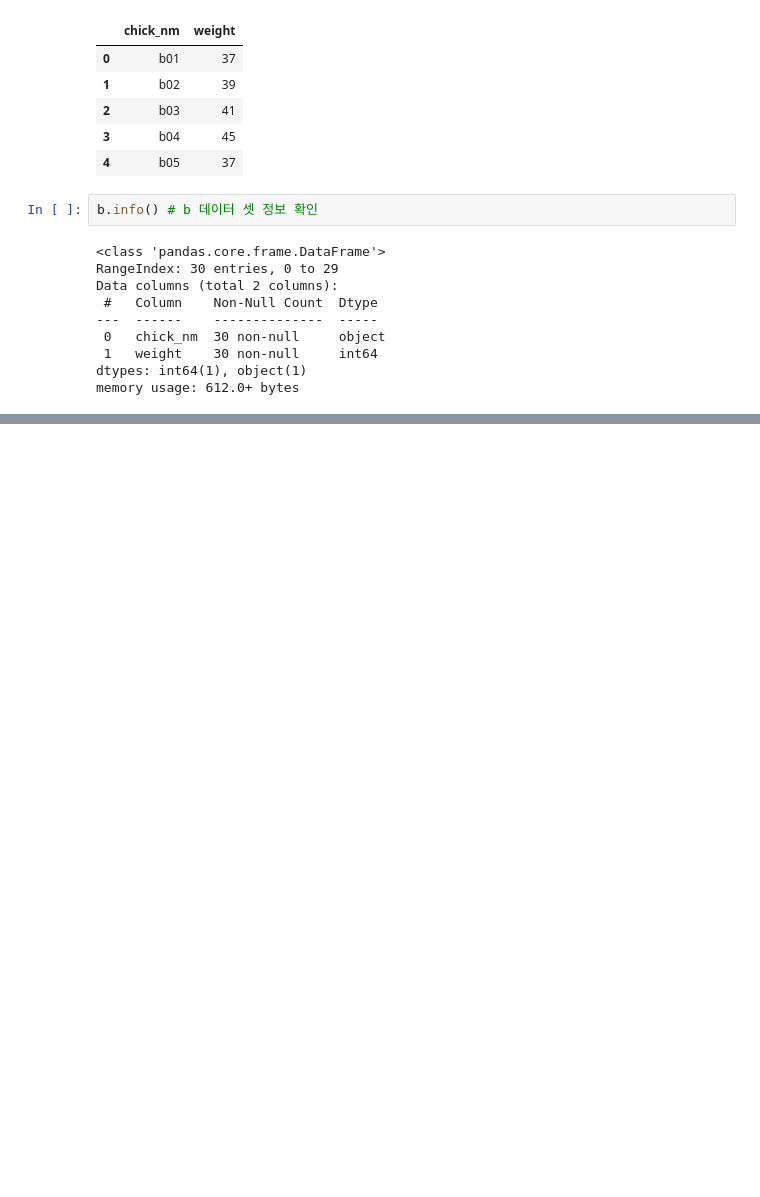
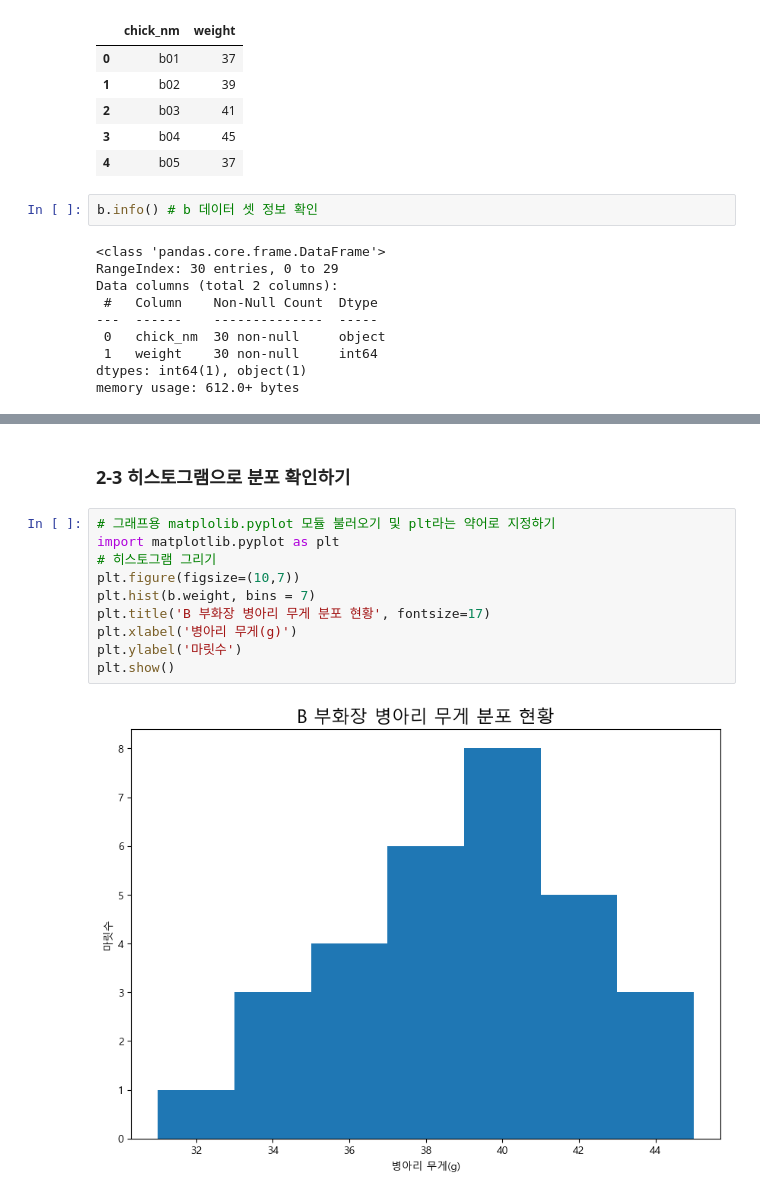
Before and after one commit to kusool72/python, a Jupyter notebook: 현장에서 바로 써먹는 데이터분석.ipynb, the cells around one changed output, grey strips where cells are left out. Cells and saved outputs as stored; diff of their text form; blank space fills up the shorter version.

```diff
--- a/현장에서 바로 써먹는 데이터분석.ipynb
+++ b/현장에서 바로 써먹는 데이터분석.ipynb
@@ -186,0 +225,14 @@ memory usage: 612.0+ bytes
+# %% [markdown]
+### 2-3 히스토그램으로 분포 확인하기
+# %%
+# 그래프용 matplolib.pyplot 모듈 불러오기 및 plt라는 약어로 지정하기
+import matplotlib.pyplot as plt
+# 히스토그램 그리기
+plt.figure(figsize=(10,7))
+plt.hist(b.weight, bins = 7)
+plt.title('B 부화장 병아리 무게 분포 현황', fontsize=17)
+plt.xlabel('병아리 무게(g)')
+plt.ylabel('마릿수')
+plt.show()
+# %% [output]
+[figure, added]
```
Also changed, not shown: parts of 98 cells of this notebook.
